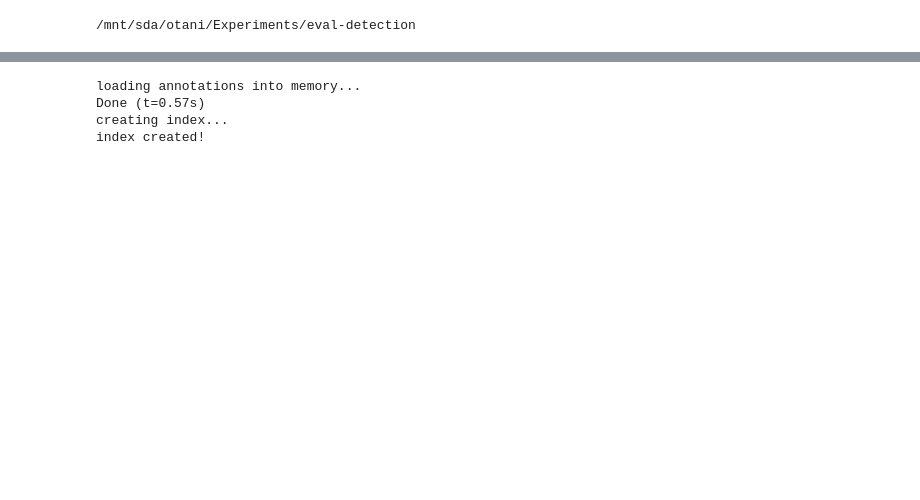
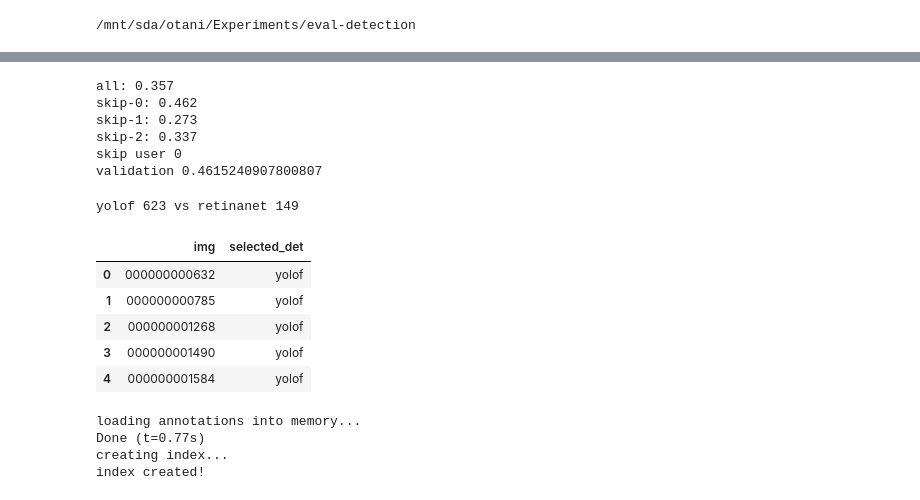
Before and after one commit to mayu-ot/oc-cost, a Jupyter notebook: notebooks/reports/user_study.ipynb, the cells around one changed output, grey strips where cells are left out. Saved outputs shown, nothing was run; the diff lists cells and outputs as text; code cells hidden in the pictures; blank space fills up the shorter version.

Commit message:
user study notebook

```diff
--- a/notebooks/reports/user_study.ipynb
+++ b/notebooks/reports/user_study.ipynb
@@ -103,16 +46,79 @@ n-disagree 510/1057 (0.4824976348155156)
+# %%
+reliability_data = data
+alpha = krippendorff.alpha(reliability_data=data, level_of_measurement="nominal")
+print(f"all: {alpha:.3}")
+
+skip_user = 0
+alpha_max = 0
+for skip in range(len(data)):
+    one_out_data = [v for i, v in enumerate(data) if i!=skip]
+    alpha = krippendorff.alpha(reliability_data=one_out_data, level_of_measurement="nominal")
+    print(f"skip-{skip}: {alpha:.3}")
+    if alpha > alpha_max:
+        alpha_max = alpha
+        skip_user = skip
+print("skip user", skip_user)
+data =  [v for i, v in enumerate(data) if i!=skip_user]
+alpha = krippendorff.alpha(reliability_data=data, level_of_measurement="nominal")
+print("validation", alpha)
+# %% [output]
+all: 0.357
+skip-0: 0.462
+skip-1: 0.273
+skip-2: 0.337
+skip user 0
+validation 0.4615240907800807
+# %%
+input_data = [row[:2] for row in csv.reader(open("data/raw/user_study/inputs.csv"))]
+with open("data/raw/user_study/image_names.txt") as f:
+    img_names = [line.split(".")[0] for line in f]
+
+selected_dets = []
+for v in data:
+    selected_det = []
+    for x, choices in zip(v, input_data):
+        if not np.isnan(x):
+            selected_det.append(choices[x])
+        else:
+            selected_det.append(np.nan)
+    selected_dets.append(selected_det)
+selected_dets = np.asarray(selected_dets)
+
+N = len(selected_dets[0])
+is_agree = [i for i in range(N) if selected_dets[0][i] == selected_dets[1][i]]
+selected_dets = selected_dets[0, is_agree]
+img_names = [img_names[i] for i in is_agree]
+print(f"yolof {(selected_dets=='yolof').sum()} vs retinanet {(selected_dets=='retinanet').sum()}")
+
+anno_data = pd.DataFrame({"img": img_names, "selected_det": selected_dets})
+anno_data.head()
+# %% [output]
+yolof 623 vs retinanet 149
+|  | img | selected_det |
+| 0 | 000000000632 | yolof |
+| 1 | 000000000785 | yolof |
+| 2 | 000000001268 | yolof |
+| 3 | 000000001490 | yolof |
+| 4 | 000000001584 | yolof |
 # %%
 retina_res = mmcv.load("outputs/otc_search_param_candidates/20211027_003051/RetinaNet.pkl")
 yolof_res = mmcv.load("outputs/otc_search_param_candidates/20211027_003051/YOLOF.pkl")
 model_cfg = "retinanet_r50_fpn_2x_coco"
-cfg = cfg = Config.fromfile(os.path.join(DEFAULT_CACHE_DIR, model_cfg + ".py"))
-data_cfg = cfg.data
-dataset = CocoOtcDataset(
-    "data/coco/annotations/instances_val2017.json",
-    data_cfg.test.pipeline,
-    test_mode=True,
-)
+
+cfg = Config.fromfile(os.path.join(DEFAULT_CACHE_DIR, model_cfg + ".py"))
+cfg.data.test.type="CocoOtcDataset"
+cfg.data.test.test_mode = True
+cfg.data.test.pop('samples_per_gpu', 0)
+cfg.data.test.pipeline = get_loading_pipeline(cfg.data.train.pipeline)
+dataset = build_dataset(cfg.data.test)
+
+selected_indexes = [dataset.img_ids.index(int(x)) for x in anno_data["img"].values]
+retina_res = [retina_res[i] for i in selected_indexes]
+yolof_res = [yolof_res[i] for i in selected_indexes]
+gts = dataset.get_gts()
+gts = [gts[i] for i in selected_indexes]
 # %% [output]
 loading annotations into memory...
-Done (t=0.57s)
+Done (t=0.77s)
 creating index...
 index created!
```
Also changed, not shown: parts of 11 cells of this notebook.
